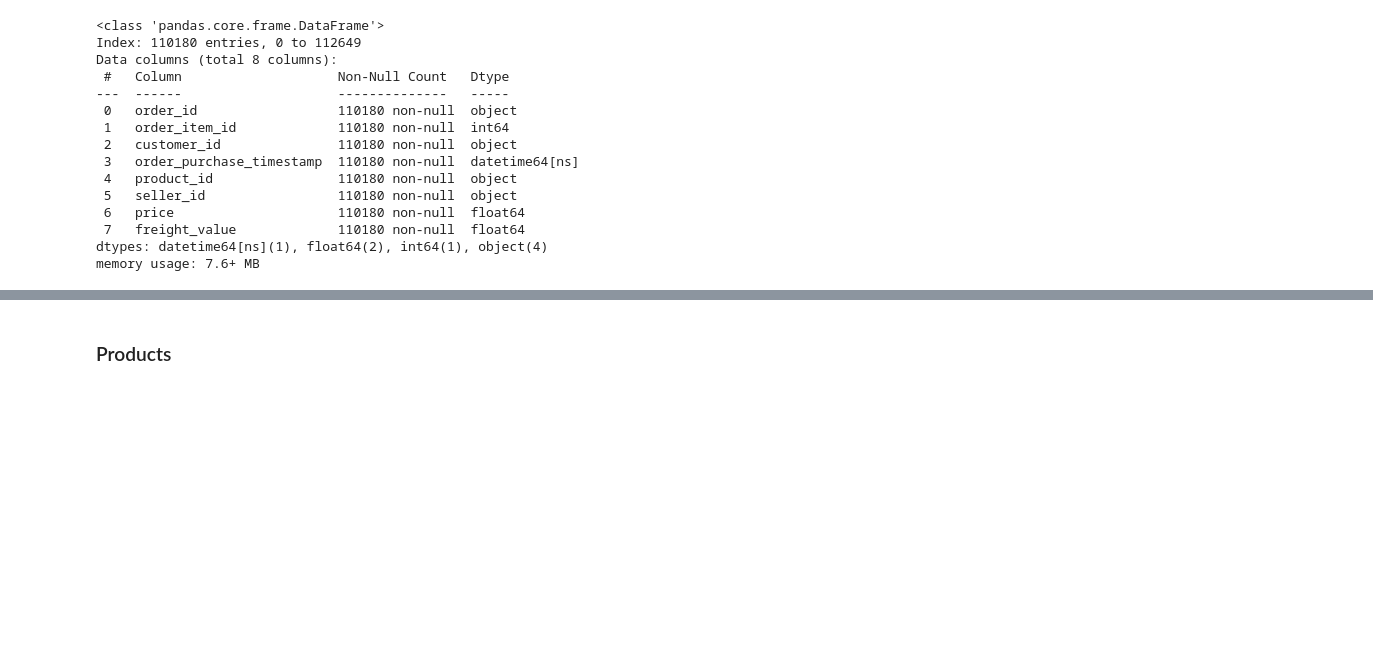
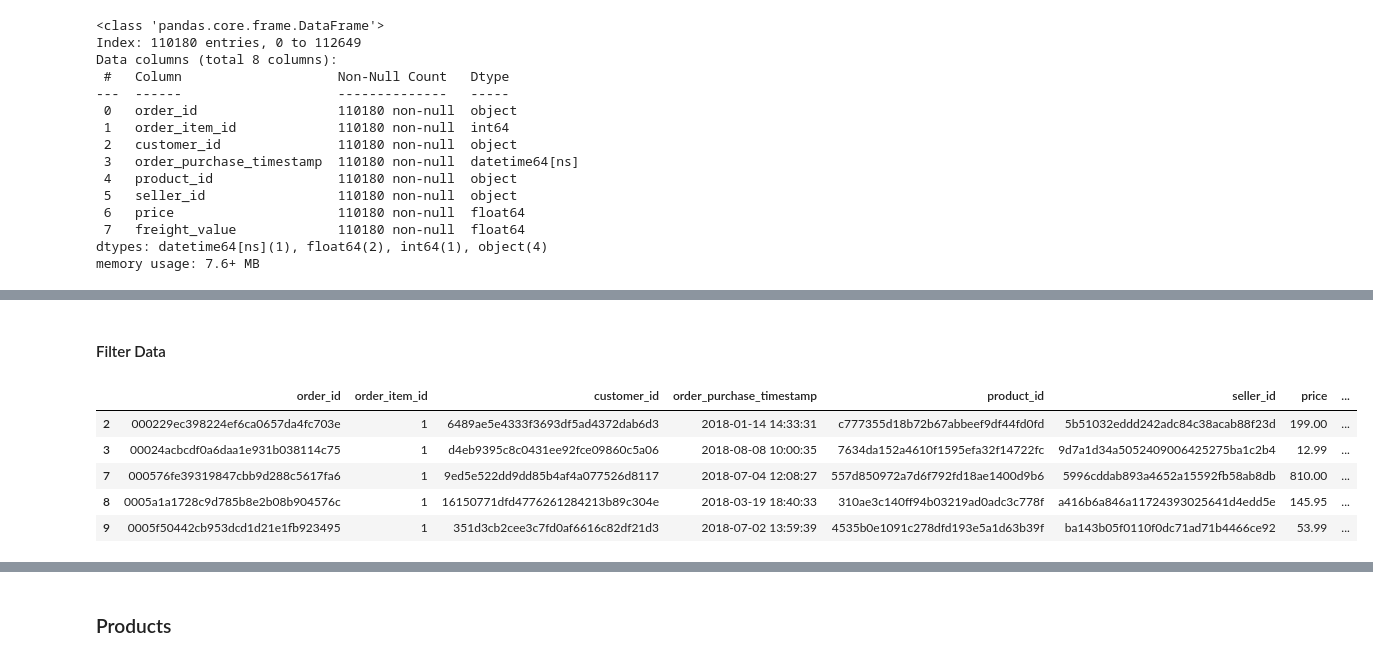
Before and after one commit to Sulbae/Fundamental-Analisis-Data, a Jupyter notebook: Proyek_Analisis_Data_Anggun-Sulis-Setyawan.ipynb, the cells around one changed output, grey strips where cells are left out. Cells and saved outputs as stored; diff of their text form; code cells hidden in the pictures; blank space fills up the shorter version.

```diff
--- a/Proyek_Analisis_Data_Anggun-Sulis-Setyawan.ipynb
+++ b/Proyek_Analisis_Data_Anggun-Sulis-Setyawan.ipynb
@@ -732,0 +755,12 @@ memory usage: 7.6+ MB
+# %% [markdown]
+#### Filter Data
+# %%
+sales_2018_df = transaction_df[transaction_df['order_purchase_timestamp'].dt.year == 2018]
+sales_2018_df.head()
+# %% [output]
+|  | order_id | order_item_id | customer_id | order_purchase_timestamp | product_id | seller_id | price | ... |
+| 2 | 000229ec398224ef6ca0657da4fc703e | 1 | 6489ae5e4333f3693df5ad4372dab6d3 | 2018-01-14 14:33:31 | c777355d18b72b67abbeef9df44fd0fd | 5b51032eddd242adc84c38acab88f23d | 199.00 | ... |
+| 3 | 00024acbcdf0a6daa1e931b038114c75 | 1 | d4eb9395c8c0431ee92fce09860c5a06 | 2018-08-08 10:00:35 | 7634da152a4610f1595efa32f14722fc | 9d7a1d34a5052409006425275ba1c2b4 | 12.99 | ... |
+| 7 | 000576fe39319847cbb9d288c5617fa6 | 1 | 9ed5e522dd9dd85b4af4a077526d8117 | 2018-07-04 12:08:27 | 557d850972a7d6f792fd18ae1400d9b6 | 5996cddab893a4652a15592fb58ab8db | 810.00 | ... |
+| 8 | 0005a1a1728c9d785b8e2b08b904576c | 1 | 16150771dfd4776261284213b89c304e | 2018-03-19 18:40:33 | 310ae3c140ff94b03219ad0adc3c778f | a416b6a846a11724393025641d4edd5e | 145.95 | ... |
+| 9 | 0005f50442cb953dcd1d21e1fb923495 | 1 | 351d3cb2cee3c7fd0af6616c82df21d3 | 2018-07-02 13:59:39 | 4535b0e1091c278dfd193e5a1d63b39f | ba143b05f0110f0dc71ad71b4466ce92 | 53.99 | ... |
```
Also changed, not shown: parts of 17 cells of this notebook.
